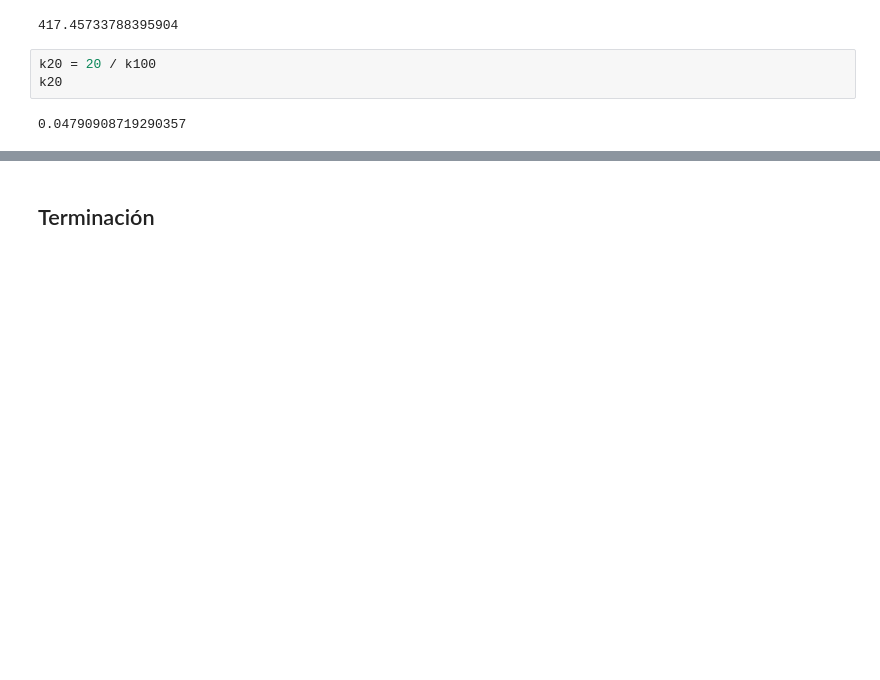
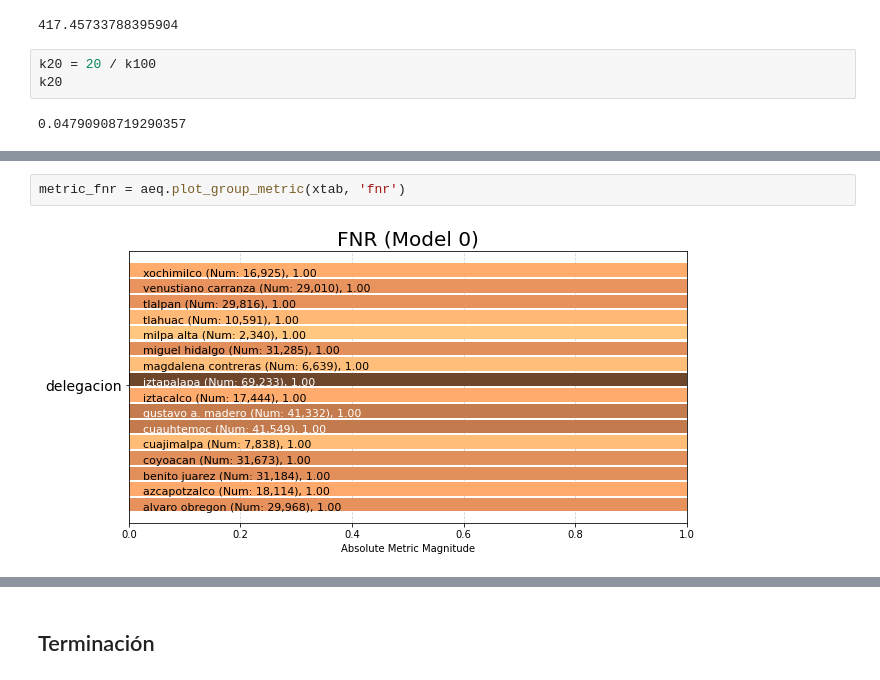
Before and after one commit to rafaelortegar/Proyecto1_IDS_2020, a Jupyter notebook: notebooks/legacy/borrador_jalr_p2.ipynb, the cells around one changed output, grey strips where cells are left out. Cells and saved outputs as stored; diff of their text form; blank space fills up the shorter version.

```diff
--- a/notebooks/legacy/borrador_jalr_p2.ipynb
+++ b/notebooks/legacy/borrador_jalr_p2.ipynb
@@ -561,0 +774,4 @@ pr_k_curve(y_test, y_scores, k20, 'pr_k_curve')
+# %%
+metric_fnr = aeq.plot_group_metric(xtab, 'fnr')
+# %% [output]
+[figure, added]
```
Also changed, not shown: parts of 53 cells of this notebook.
